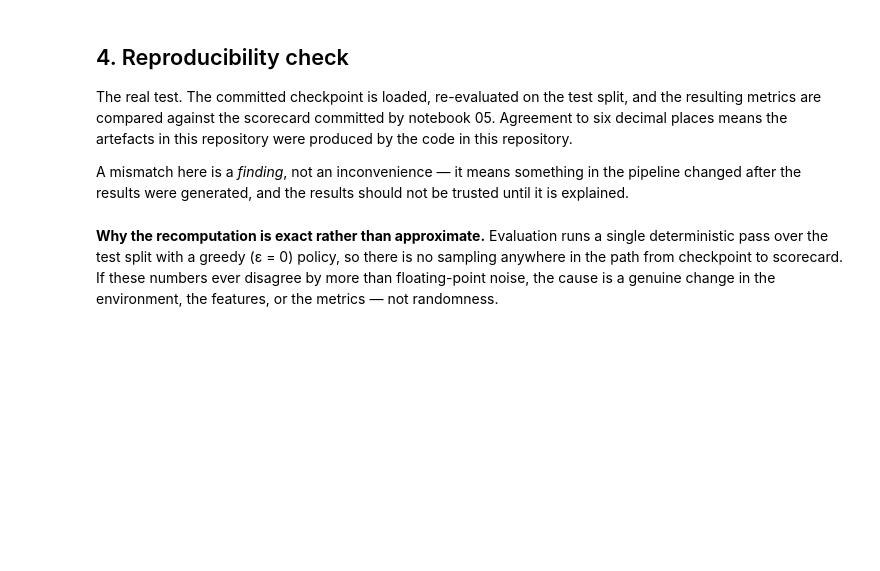
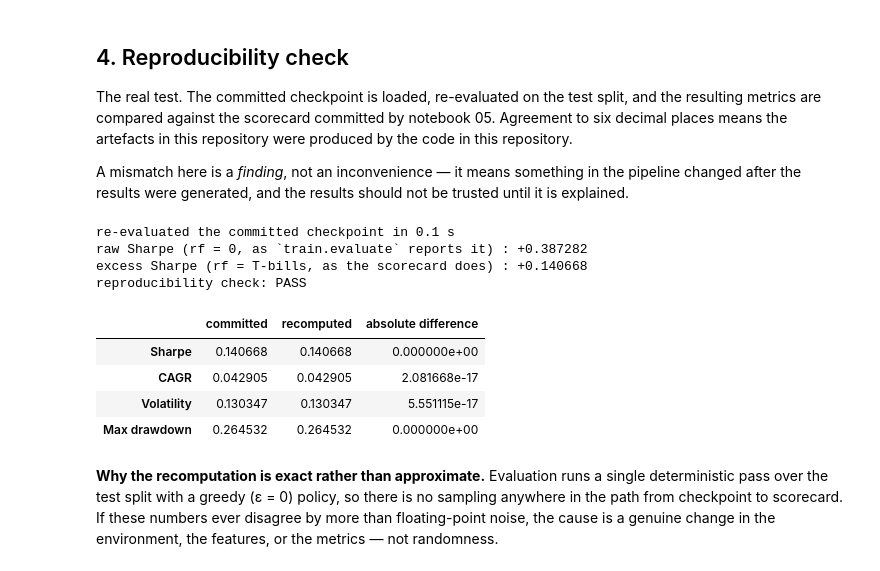
Before and after one commit to Nizarel/PortfolioRL, a Jupyter notebook: notebooks/00_run_all.ipynb, the cells around one changed output. Saved outputs shown, nothing was run; the diff lists cells and outputs as text; code cells hidden in the pictures; blank space fills up the shorter version.

```diff
--- a/notebooks/00_run_all.ipynb
+++ b/notebooks/00_run_all.ipynb
@@ -162,38 +185,61 @@ trusted until it is explained.
 # %%
 checkpoint = config.ARTIFACTS_MODELS / "05_headline_seed0.pt"
 scorecard_path = config.ARTIFACTS_RESULTS / "05_test_scorecard.csv"
 
 if not (checkpoint.exists() and scorecard_path.exists()):
     print("notebook 05 has not been run; skipping the reproducibility check")
     check = None
 else:
     committed = pd.read_csv(scorecard_path, index_col=0)
     agent = DQNAgent.load(checkpoint)
 
     tuned_env_cfg = config.DEFAULT.env
     best_path = config.ARTIFACTS_RESULTS / "04_best_config.json"
     if best_path.exists():
         from dataclasses import replace
         blob = json.loads(best_path.read_text(encoding="utf-8"))
         tuned_env_cfg = replace(config.DEFAULT.env, **blob.get("env", {}))
 
     started = time.perf_counter()
     fresh = train.evaluate(agent, splits["test"], tuned_env_cfg)
     elapsed = time.perf_counter() - started
 
-    compare = pd.DataFrame({
-        "committed": committed.loc["RL (DQN)", ["Sharpe", "CAGR", "Volatility", "Max drawdown"]],
-        "recomputed": [
-            fresh["performance"]["Sharpe"], fresh["performance"]["CAGR"],
-            fresh["performance"]["Volatility"], fresh["performance"]["Max drawdown"],
-        ],
-    })
+    # The scorecard reports Sharpe net of T-bills, train.evaluate against a zero
+    # rate; rebuilding the row on the scorecard's own basis is what makes this a
+    # test of reproducibility rather than of which rate was used.
+    rf_test = ds.risk_free.reindex(splits["test"].prices.index)
+    recomputed = metrics.performance_summary(
+        fresh["daily"], risk_free=rf_test, summary=fresh["summary"], name="RL (DQN)"
+    )
+
+    fields = ["Sharpe", "CAGR", "Volatility", "Max drawdown"]
+    compare = pd.DataFrame(
+        {
+            "committed": [committed.loc["RL (DQN)", f] for f in fields],
+            "recomputed": [recomputed[f] for f in fields],
+        },
+        index=fields,
+    )
     compare["absolute difference"] = (compare["committed"] - compare["recomputed"]).abs()
     check = bool((compare["absolute difference"] < 1e-6).all())
 
     print(f"re-evaluated the committed checkpoint in {elapsed:.1f} s")
+    print(f"raw Sharpe (rf = 0, as `train.evaluate` reports it) : "
+          f"{fresh['performance']['Sharpe']:+.6f}")
+    print(f"excess Sharpe (rf = T-bills, as the scorecard does) : "
+          f"{recomputed['Sharpe']:+.6f}")
     print(f"reproducibility check: {'PASS' if check else 'FAIL'}")
     display(compare)
+# %% [output]
+re-evaluated the committed checkpoint in 0.1 s
+raw Sharpe (rf = 0, as `train.evaluate` reports it) : +0.387282
+excess Sharpe (rf = T-bills, as the scorecard does) : +0.140668
+reproducibility check: PASS
+|  | committed | recomputed | absolute difference |
+| Sharpe | 0.140668 | 0.140668 | 0.000000e+00 |
+| CAGR | 0.042905 | 0.042905 | 2.081668e-17 |
+| Volatility | 0.130347 | 0.130347 | 5.551115e-17 |
+| Max drawdown | 0.264532 | 0.264532 | 0.000000e+00 |
 # %% [markdown]
 **Why the recomputation is exact rather than approximate.** Evaluation runs a
 single deterministic pass over the test split with a greedy (ε = 0) policy, so
```
Also changed, not shown: parts of 7 cells of this notebook, 7 other files.
